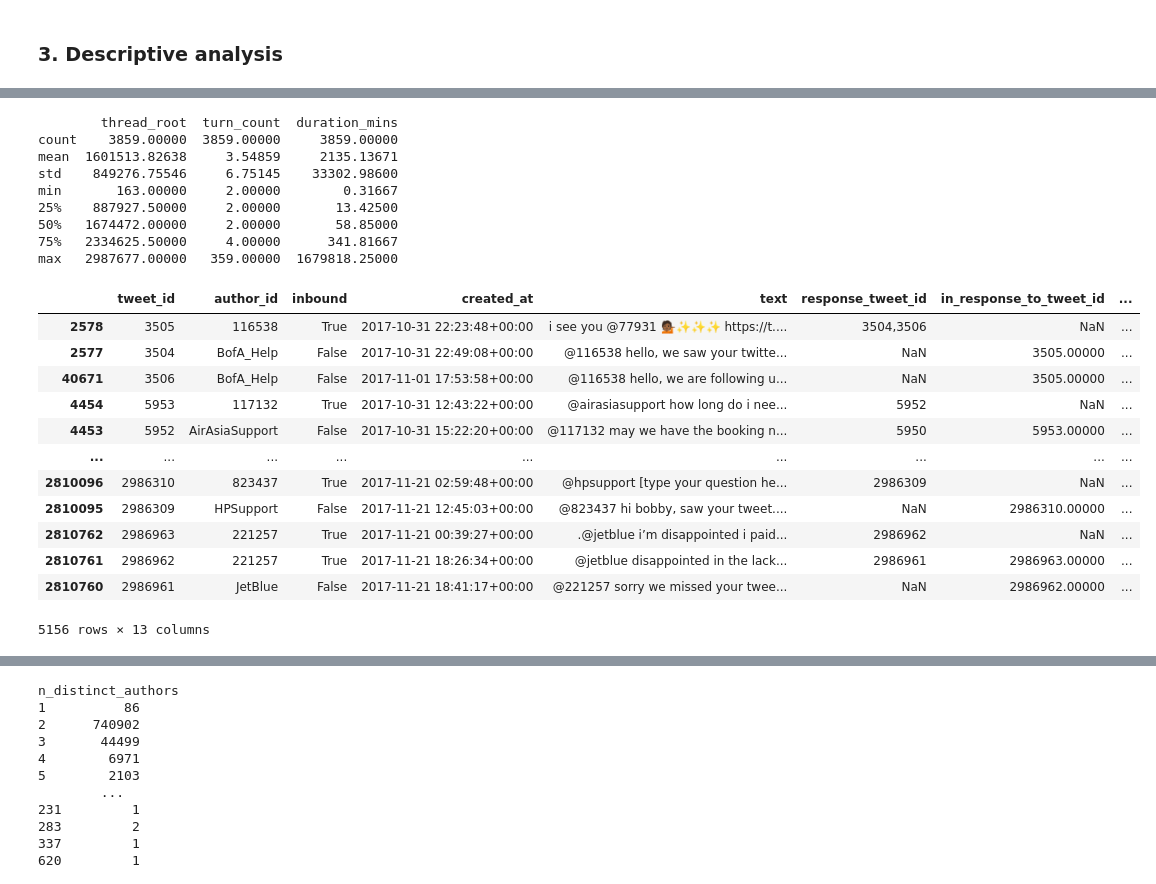
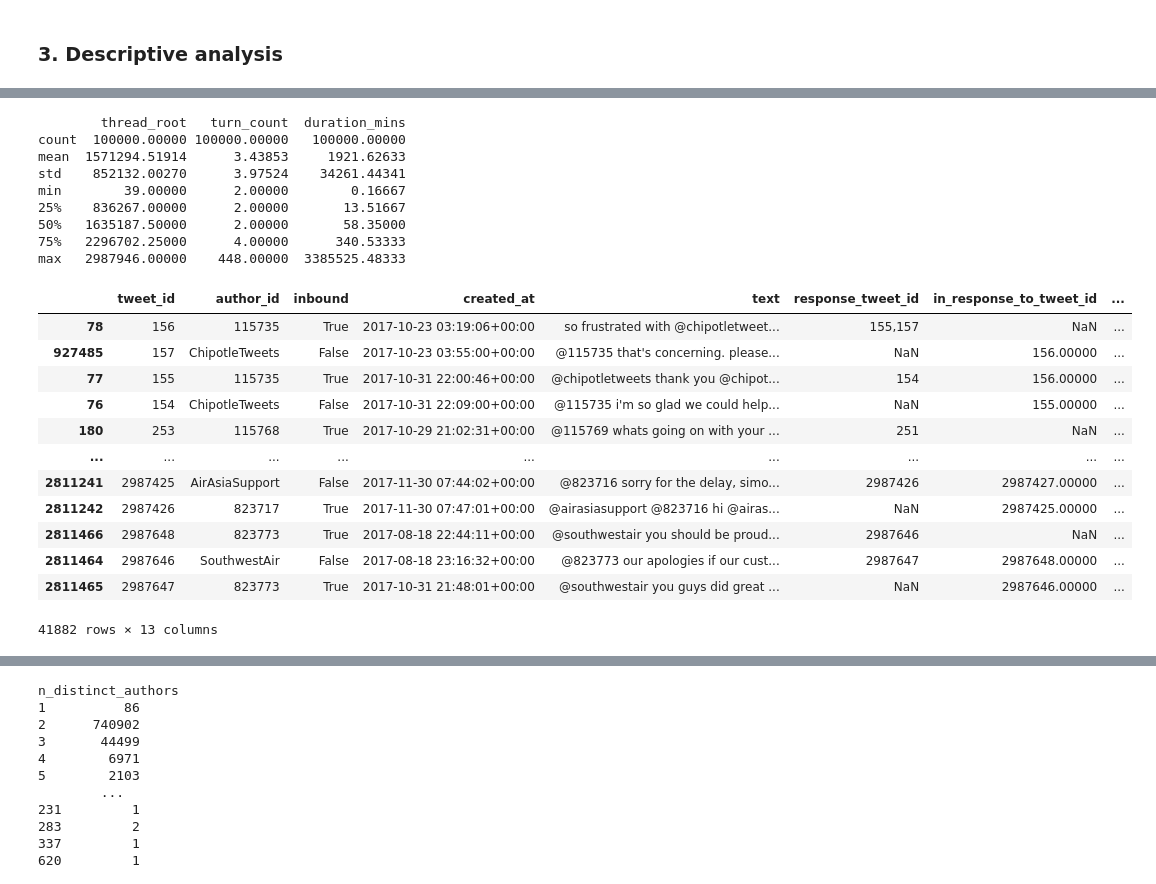
Before and after one commit to rudimentos/Social-Media_Machine-Learning_project, a Jupyter notebook: twcs_jyp.ipynb, the cells around one changed output, grey strips where cells are left out. Drawn from its saved outputs; the diff is of its cells as text; code cells hidden in the pictures.

```diff
--- a/twcs_jyp.ipynb
+++ b/twcs_jyp.ipynb
@@ -47,9 +52,10 @@ def get_thread_root(tweet_id, parent_map):
 # %%
-# find root tweets (inbound with no parent)
-twroot = df[(df['inbound'] == True & df['in_response_to_tweet_id'].isna())]['tweet_id']
+#find root tweets (inbound with no parent)
+twroot = df[(df['inbound'] == True) & (df['in_response_to_tweet_id'].isna())]['tweet_id']
 
-# sample N threads
-sampled_roots = twroot.sample(n=10000, random_state=42)
+#get sample before applying to whole dataset, since 3 mil rows is long to compute.
+sampled_roots = twroot.sample(n=100000, random_state=42)
+#Instead of sampling dataset directly, I sampled roots, otherwise threads would be truncated
 
 # pull all tweets belonging to those threads
 parent_map = df.dropna(subset=['in_response_to_tweet_id']).set_index('tweet_id')['in_response_to_tweet_id'].to_dict()
@@ -57,7 +63,7 @@ parent_map = df.dropna(subset=['in_response_to_tweet_id']).set_index('tweet_id')
 df['thread_root'] = df['tweet_id'].apply(lambda x: get_thread_root(x, parent_map))
 
 df['is_root'] = df['in_response_to_tweet_id'].isna()
-df['is_terminal'] = df['response_tweet_id'].isna()
+df['is_end'] = df['response_tweet_id'].isna()
 
 df_sample = df[df['thread_root'].isin(sampled_roots)].copy()
 df_sample.head(10)
@@ -77,8 +114,8 @@ df_sample.head(10)
 df_sample["text"] = df_sample["text"].str.lower()
 # %%
-df_sample['created_at'] = pd.to_datetime(df_sample['created_at'])
+df_sample['created_at'] = pd.to_datetime(df_sample['created_at'], format='%a %b %d %H:%M:%S %z %Y', errors='coerce')
 df_sample = df_sample.sort_values(['thread_root', 'created_at'])
 df_sample['turn_index'] = df_sample.groupby('thread_root').cumcount()
-df_sample
+df_sample.head(5)
 # %% [output]
 |  | tweet_id | author_id | inbound | created_at | text | response_tweet_id | in_response_to_tweet_id | ... |
@@ -190,31 +247,31 @@ plt.show()
 pd.set_option('display.float_format', lambda x: '%.5f' % x)
 print(thread_stats.describe())
 # %% [output]
-        thread_root  turn_count  duration_mins
-count    3859.00000  3859.00000     3859.00000
-mean  1601513.82638     3.54859     2135.13671
-std    849276.75546     6.75145    33302.98600
-min       163.00000     2.00000        0.31667
-25%    887927.50000     2.00000       13.42500
-50%   1674472.00000     2.00000       58.85000
-75%   2334625.50000     4.00000      341.81667
-max   2987677.00000   359.00000  1679818.25000
+        thread_root   turn_count  duration_mins
+count  100000.00000 100000.00000   100000.00000
+mean  1571294.51914      3.43853     1921.62633
+std    852132.00270      3.97524    34261.44341
+min        39.00000      2.00000        0.16667
+25%    836267.00000      2.00000       13.51667
+50%   1635187.50000      2.00000       58.35000
+75%   2296702.25000      4.00000      340.53333
+max   2987946.00000    448.00000  3385525.48333
 # %%
-thre = thread_stats[(thread_stats['duration_mins'] > 300)]
+thre = thread_stats[(thread_stats['duration_mins'] > 2880)]
 df_sample2 = df_sample[df_sample['thread_root'].isin(thre['thread_root'])]
 df_sample2
 # %% [output]
 |  | tweet_id | author_id | inbound | created_at | text | response_tweet_id | in_response_to_tweet_id | ... |
-| 2578 | 3505 | 116538 | True | 2017-10-31 22:23:48+00:00 | i see you @77931 💁🏾✨✨✨ https://t.... | 3504,3506 | NaN | ... |
-| 2577 | 3504 | BofA_Help | False | 2017-10-31 22:49:08+00:00 | @116538 hello, we saw your twitte... | NaN | 3505.00000 | ... |
-| 40671 | 3506 | BofA_Help | False | 2017-11-01 17:53:58+00:00 | @116538 hello, we are following u... | NaN | 3505.00000 | ... |
-| 4454 | 5953 | 117132 | True | 2017-10-31 12:43:22+00:00 | @airasiasupport how long do i nee... | 5952 | NaN | ... |
-| 4453 | 5952 | AirAsiaSupport | False | 2017-10-31 15:22:20+00:00 | @117132 may we have the booking n... | 5950 | 5953.00000 | ... |
+| 78 | 156 | 115735 | True | 2017-10-23 03:19:06+00:00 | so frustrated with @chipotletweet... | 155,157 | NaN | ... |
+| 927485 | 157 | ChipotleTweets | False | 2017-10-23 03:55:00+00:00 | @115735 that's concerning. please... | NaN | 156.00000 | ... |
+| 77 | 155 | 115735 | True | 2017-10-31 22:00:46+00:00 | @chipotletweets thank you @chipot... | 154 | 156.00000 | ... |
+| 76 | 154 | ChipotleTweets | False | 2017-10-31 22:09:00+00:00 | @115735 i'm so glad we could help... | NaN | 155.00000 | ... |
+| 180 | 253 | 115768 | True | 2017-10-29 21:02:31+00:00 | @115769 whats going on with your ... | 251 | NaN | ... |
 | ... | ... | ... | ... | ... | ... | ... | ... | ... |
-| 2810096 | 2986310 | 823437 | True | 2017-11-21 02:59:48+00:00 | @hpsupport [type your question he... | 2986309 | NaN | ... |
-| 2810095 | 2986309 | HPSupport | False | 2017-11-21 12:45:03+00:00 | @823437 hi bobby, saw your tweet.... | NaN | 2986310.00000 | ... |
-| 2810762 | 2986963 | 221257 | True | 2017-11-21 00:39:27+00:00 | .@jetblue i’m disappointed i paid... | 2986962 | NaN | ... |
-| 2810761 | 2986962 | 221257 | True | 2017-11-21 18:26:34+00:00 | @jetblue disappointed in the lack... | 2986961 | 2986963.00000 | ... |
-| 2810760 | 2986961 | JetBlue | False | 2017-11-21 18:41:17+00:00 | @221257 sorry we missed your twee... | NaN | 2986962.00000 | ... |
+| 2811241 | 2987425 | AirAsiaSupport | False | 2017-11-30 07:44:02+00:00 | @823716 sorry for the delay, simo... | 2987426 | 2987427.00000 | ... |
+| 2811242 | 2987426 | 823717 | True | 2017-11-30 07:47:01+00:00 | @airasiasupport @823716 hi @airas... | NaN | 2987425.00000 | ... |
+| 2811466 | 2987648 | 823773 | True | 2017-08-18 22:44:11+00:00 | @southwestair you should be proud... | 2987646 | NaN | ... |
+| 2811464 | 2987646 | SouthwestAir | False | 2017-08-18 23:16:32+00:00 | @823773 our apologies if our cust... | 2987647 | 2987648.00000 | ... |
+| 2811465 | 2987647 | 823773 | True | 2017-10-31 21:48:01+00:00 | @southwestair you guys did great ... | NaN | 2987646.00000 | ... |
-5156 rows × 13 columns
+41882 rows × 13 columns
 # %%
```
Also changed, not shown: parts of 24 cells of this notebook.
